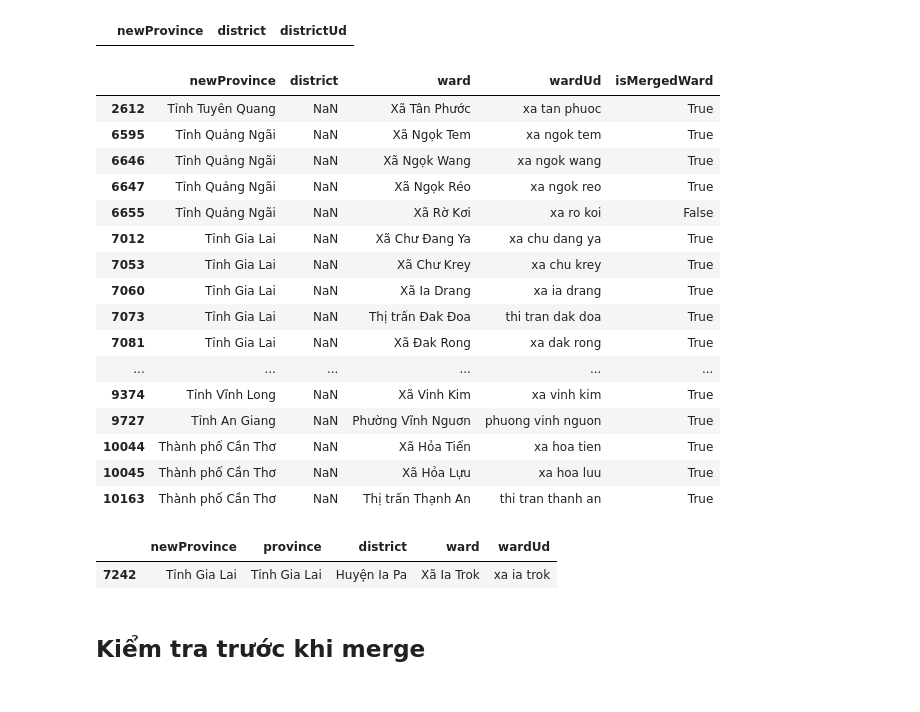
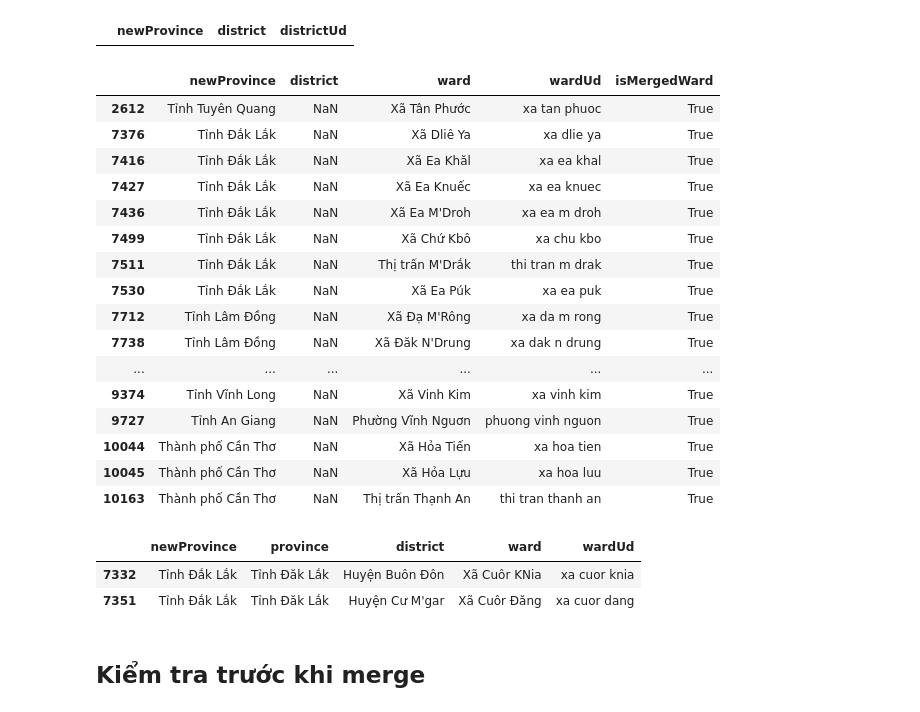
Before and after one commit to tranngocminhhieu/vietnamadminunits, a Jupyter notebook: sapnhap.bando.com.vn_unpivot.ipynb, the cells around one changed output. Saved outputs shown, nothing was run; the diff lists cells and outputs as text; code cells hidden in the pictures.

```diff
--- a/sapnhap.bando.com.vn_unpivot.ipynb
+++ b/sapnhap.bando.com.vn_unpivot.ipynb
@@ -519,11 +519,10 @@ spelling_danhmuc = [
     ('Tỉnh Gia Lai', 'Thị trấn Đăk Đoa', 'Thị trấn Đak Đoa'),
     ('Tỉnh Gia Lai', 'Xã Đăk Sơmei', 'Xã Đak Sơmei'),
     ('Tỉnh Gia Lai', 'Xã Ia KRai', 'Xã Ia Krăi'),
-
-
-
-
-
+    ('Tỉnh Gia Lai', 'Xã Đăk Krong', 'Xã Đak Krong'),
+    ('Tỉnh Gia Lai', 'Xã Đăk Djrăng', 'Xã Đak Djrăng'),
+    ('Tỉnh Gia Lai', 'Xã Ia Mláh', 'Xã Ia Mlăh'),
+    ('Tỉnh Đắk Lắk', 'Xã Cuor Đăng', 'Xã Cuôr Đăng'),
 
 
 
@@ -580,6 +579,8 @@ spelling_sapnhap = [
     ('Tỉnh Gia Lai', 'Xã Đak Rong', 'Xã Đăk Rong'),
     ('Tỉnh Gia Lai', 'Xã Ia Krái', 'Xã Ia Krăi'),
     ('Tỉnh Gia Lai', 'Xã Ia Trôk', 'Xã Ia Trok'),
+    ('Tỉnh Gia Lai', 'Xã Đak Trôi', 'Xã Đăk Trôi'),
+    ('Tỉnh Gia Lai', 'Xã Ia Mlah', 'Xã Ia Mlăh'),
 
 
 
@@ -671,15 +672,15 @@ df_sapnhap_ward[~df_sapnhap_ward[key4].isin(df_danhmuc[key4]) & (~df_sapnhap_war
 # %% [output]
 |  | newProvince | district | ward | wardUd | isMergedWard |
 | 2612 | Tỉnh Tuyên Quang | NaN | Xã Tân Phước | xa tan phuoc | True |
-| 6595 | Tỉnh Quảng Ngãi | NaN | Xã Ngọk Tem | xa ngok tem | True |
-| 6646 | Tỉnh Quảng Ngãi | NaN | Xã Ngọk Wang | xa ngok wang | True |
-| 6647 | Tỉnh Quảng Ngãi | NaN | Xã Ngọk Réo | xa ngok reo | True |
-| 6655 | Tỉnh Quảng Ngãi | NaN | Xã Rờ Kơi | xa ro koi | False |
-| 7012 | Tỉnh Gia Lai | NaN | Xã Chư Đang Ya | xa chu dang ya | True |
-| 7053 | Tỉnh Gia Lai | NaN | Xã Chư Krey | xa chu krey | True |
-| 7060 | Tỉnh Gia Lai | NaN | Xã Ia Drang | xa ia drang | True |
-| 7073 | Tỉnh Gia Lai | NaN | Thị trấn Đak Đoa | thi tran dak doa | True |
-| 7081 | Tỉnh Gia Lai | NaN | Xã Đak Rong | xa dak rong | True |
+| 7376 | Tỉnh Đắk Lắk | NaN | Xã Dliê Ya | xa dlie ya | True |
+| 7416 | Tỉnh Đắk Lắk | NaN | Xã Ea Khăl | xa ea khal | True |
+| 7427 | Tỉnh Đắk Lắk | NaN | Xã Ea Knuếc | xa ea knuec | True |
+| 7436 | Tỉnh Đắk Lắk | NaN | Xã Ea M'Droh | xa ea m droh | True |
+| 7499 | Tỉnh Đắk Lắk | NaN | Xã Chứ Kbô | xa chu kbo | True |
+| 7511 | Tỉnh Đắk Lắk | NaN | Thị trấn M'Drắk | thi tran m drak | True |
+| 7530 | Tỉnh Đắk Lắk | NaN | Xã Ea Púk | xa ea puk | True |
+| 7712 | Tỉnh Lâm Đồng | NaN | Xã Đạ M'Rông | xa da m rong | True |
+| 7738 | Tỉnh Lâm Đồng | NaN | Xã Đăk N'Drung | xa dak n drung | True |
 | ... | ... | ... | ... | ... | ... |
 | 9374 | Tỉnh Vĩnh Long | NaN | Xã Vinh Kim | xa vinh kim | True |
 | 9727 | Tỉnh An Giang | NaN | Phường Vĩnh Nguơn | phuong vinh nguon | True |
@@ -687,12 +688,13 @@ df_sapnhap_ward[~df_sapnhap_ward[key4].isin(df_danhmuc[key4]) & (~df_sapnhap_war
 | 10045 | Thành phố Cần Thơ | NaN | Xã Hỏa Lựu | xa hoa luu | True |
 | 10163 | Thành phố Cần Thơ | NaN | Thị trấn Thạnh An | thi tran thanh an | True |
 # %%
-condition1 = (df_danhmuc['newProvince'] == 'Tỉnh Gia Lai')
-condition2 = (df_danhmuc['wardUd'].fillna('').str.contains('ia trok'))
+condition1 = (df_danhmuc['newProvince'] == 'Tỉnh Đắk Lắk')
+condition2 = (df_danhmuc['wardUd'].fillna('').str.contains('cuor'))
 df_danhmuc[condition1 & condition2][['newProvince', 'province', 'district', 'ward', 'wardUd']].drop_duplicates()
 # %% [output]
 |  | newProvince | province | district | ward | wardUd |
-| 7242 | Tỉnh Gia Lai | Tỉnh Gia Lai | Huyện Ia Pa | Xã Ia Trok | xa ia trok |
+| 7332 | Tỉnh Đắk Lắk | Tỉnh Đăk Lắk | Huyện Buôn Đôn | Xã Cuôr KNia | xa cuor knia |
+| 7351 | Tỉnh Đắk Lắk | Tỉnh Đăk Lắk | Huyện Cư M'gar | Xã Cuôr Đăng | xa cuor dang |
 # %% [markdown]
 ## Kiểm tra trước khi merge
 # %%
```
